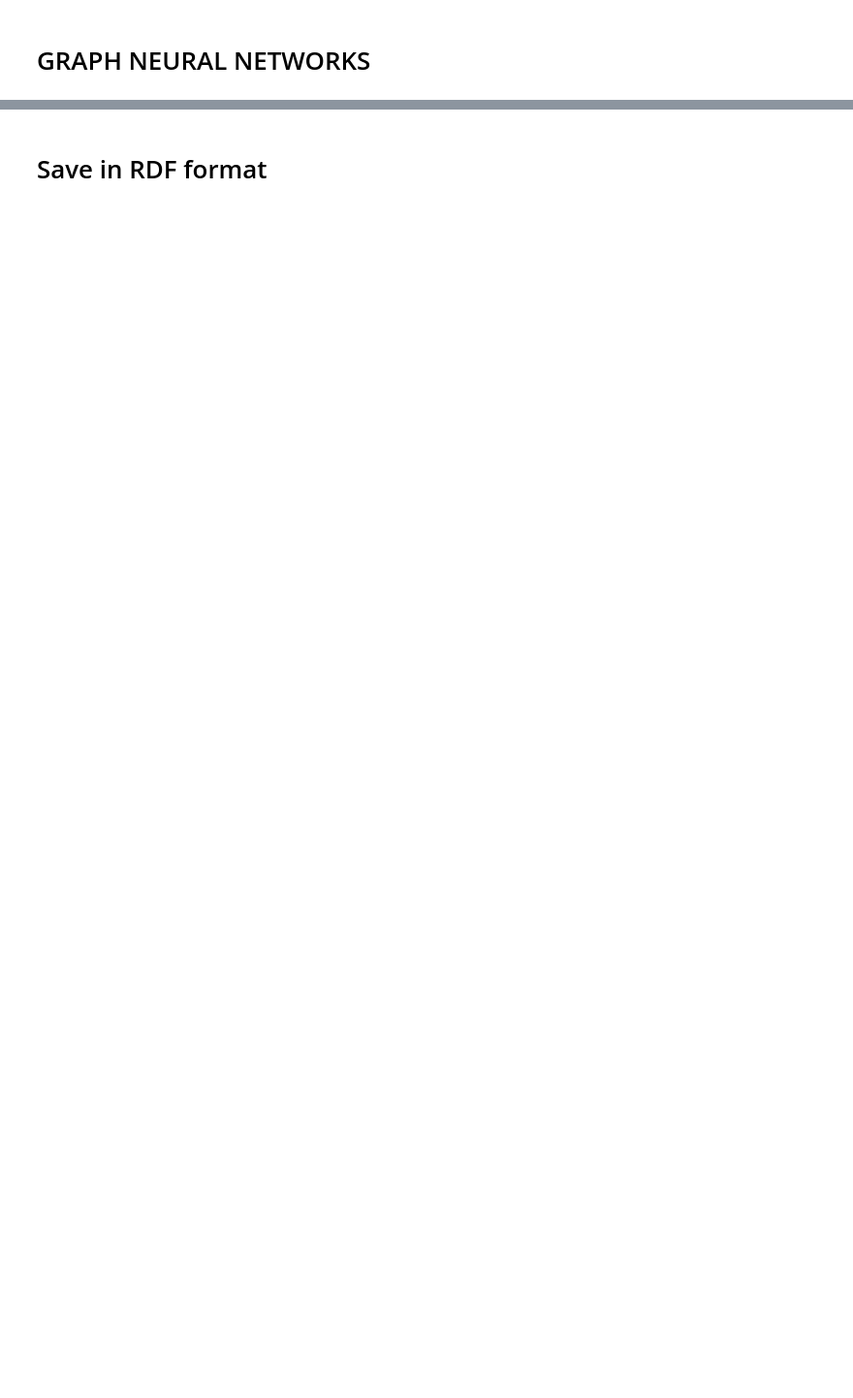
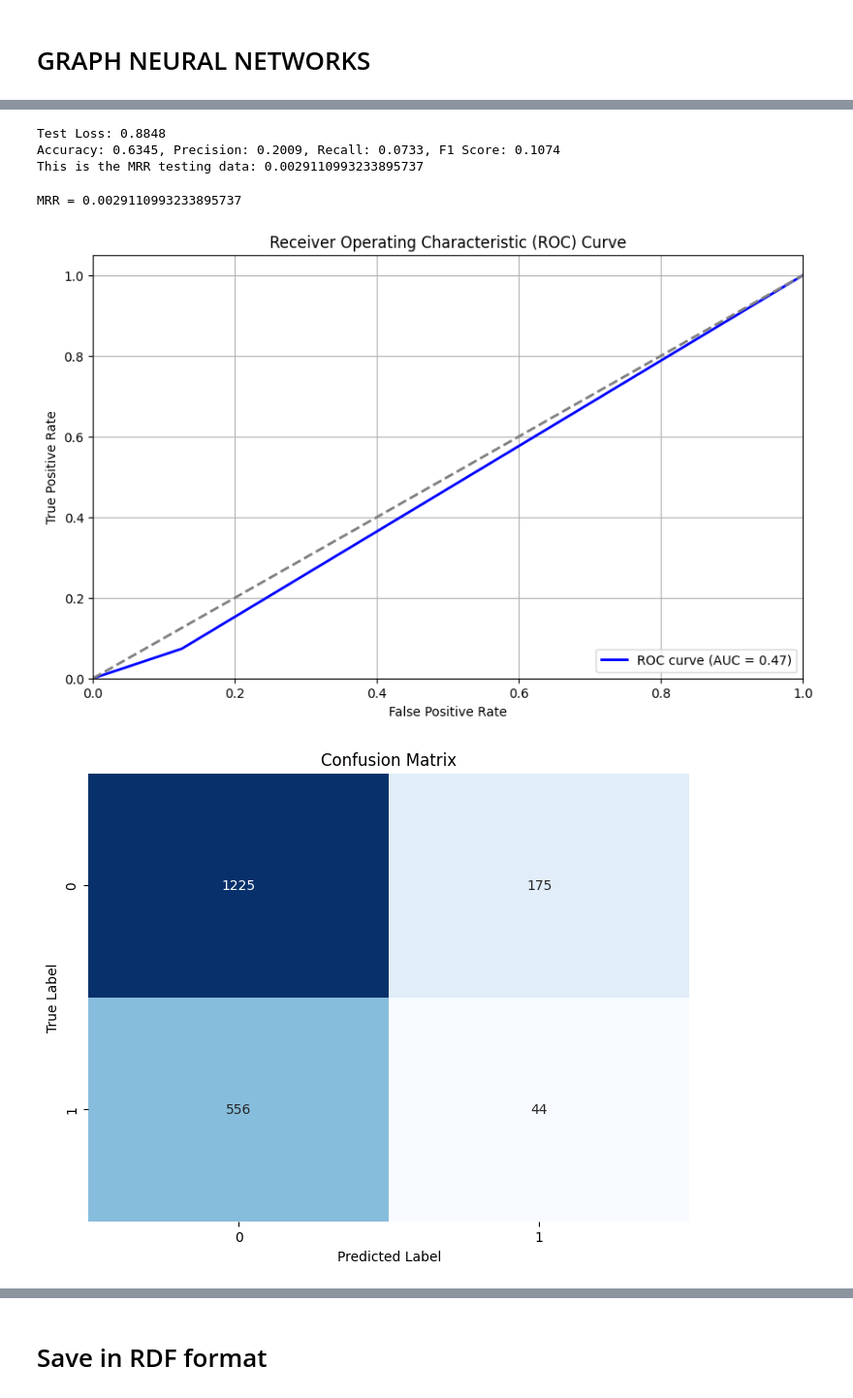
Before and after one commit to owhygithub/AML-fraud-detector, a Jupyter notebook: 1a-DisMult.ipynb, the cells around one changed output, grey strips where cells are left out. Shown at 97% size. Drawn from its saved outputs; the diff is of its cells as text; code cells hidden in the pictures; blank space fills up the shorter version.

```diff
--- a/1a-DisMult.ipynb
+++ b/1a-DisMult.ipynb
@@ -111,7 +134,7 @@ class GNNLayer(MessagePassing):
 class GNNModel(nn.Module):
     def __init__(self, node_features, edge_features, hidden_channels, out_channels):
         super(GNNModel, self).__init__()
-        self.conv1 = GNNLayer(node_features, edge_features, hidden_channels)
+        self.conv1 = GNNLayer(node_features, edge_features, hidden_channels, dropout)
 
         # self.threshold = nn.Parameter(torch.tensor([0.5]))  # Trainable threshold parameter
 
@@ -440,0 +524,50 @@ for metric_name, metric_value in metrics_dict.items():
+# %%
+test_x_embedding, test_e_embedding, test_scores, test_loss = test(input_data)
+# %%
+print(f"Test Loss: {test_loss:.4f}")
+
+test_labels = labels[test_mask]
+test_predictions = assign_predictions(test_scores)
+
+sorted_indices = torch.argsort(test_scores, descending=True)
+
+# Calculate evaluation metrics
+test_accuracy = accuracy_score(test_labels, test_predictions)
+test_precision = precision_score(test_labels, test_predictions)
+test_recall = recall_score(test_labels, test_predictions)
+test_f1 = f1_score(test_labels, test_predictions)
+
+test_mrr = calculate_mrr(sorted_indices, test_labels)
+
+print(f"Accuracy: {test_accuracy:.4f}, Precision: {test_precision:.4f}, Recall: {test_recall:.4f}, F1 Score: {test_f1:.4f}")
+print(f"This is the MRR testing data: {test_mrr}")
+# %% [output]
+Test Loss: 0.8848
+Accuracy: 0.6345, Precision: 0.2009, Recall: 0.0733, F1 Score: 0.1074
+This is the MRR testing data: 0.0029110993233895737
+# %%
+metrics_dict = evaluate_model(test_predictions, labels, sorted_indices, test_mask)
+
+# Print Evaluation Metrics
+print("Evaluation Metrics:")
+print("-------------------\n")
+for metric_name, metric_value in metrics_dict.items():
+    if metric_name == "Confusion Matrix":
+        print("Confusion Matrix:")
+        print(metric_value)
+    elif metric_name == "Classification Report":
+        print("Classification Report:")
+        print(metric_value)
+    elif metric_name == "ROC Curve":
+        fpr, tpr, roc_auc = metric_value
+        print("ROC Curve:")
+        print("- False Positive Rate:", fpr)
+        print("- True Positive Rate:", tpr)
+        print("- AUC:", roc_auc)
+    else:
+        print(f"{metric_name}: {metric_value}")
+    print()
+# %% [output]
+MRR = 0.0029110993233895737
+[figure, added]
+[figure, added]
```
Also changed, not shown: parts of 27 cells of this notebook, 9 other files.
